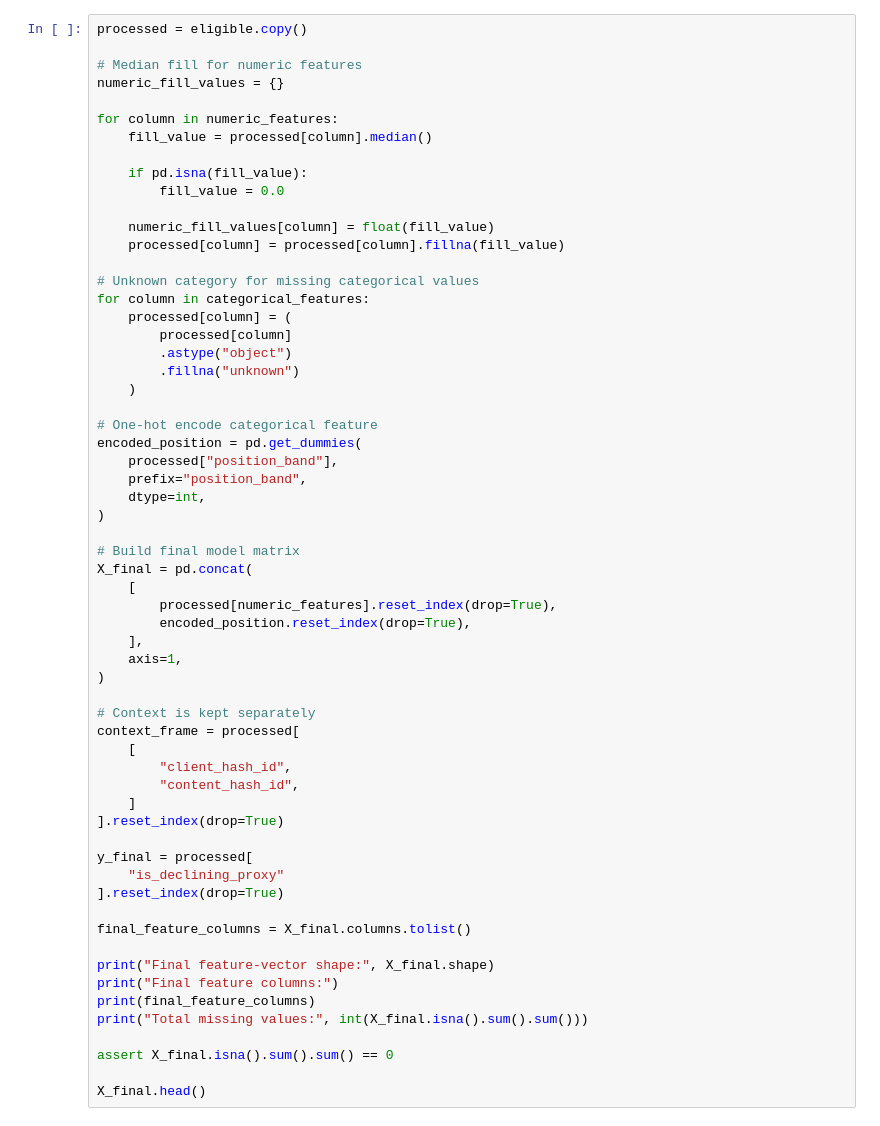
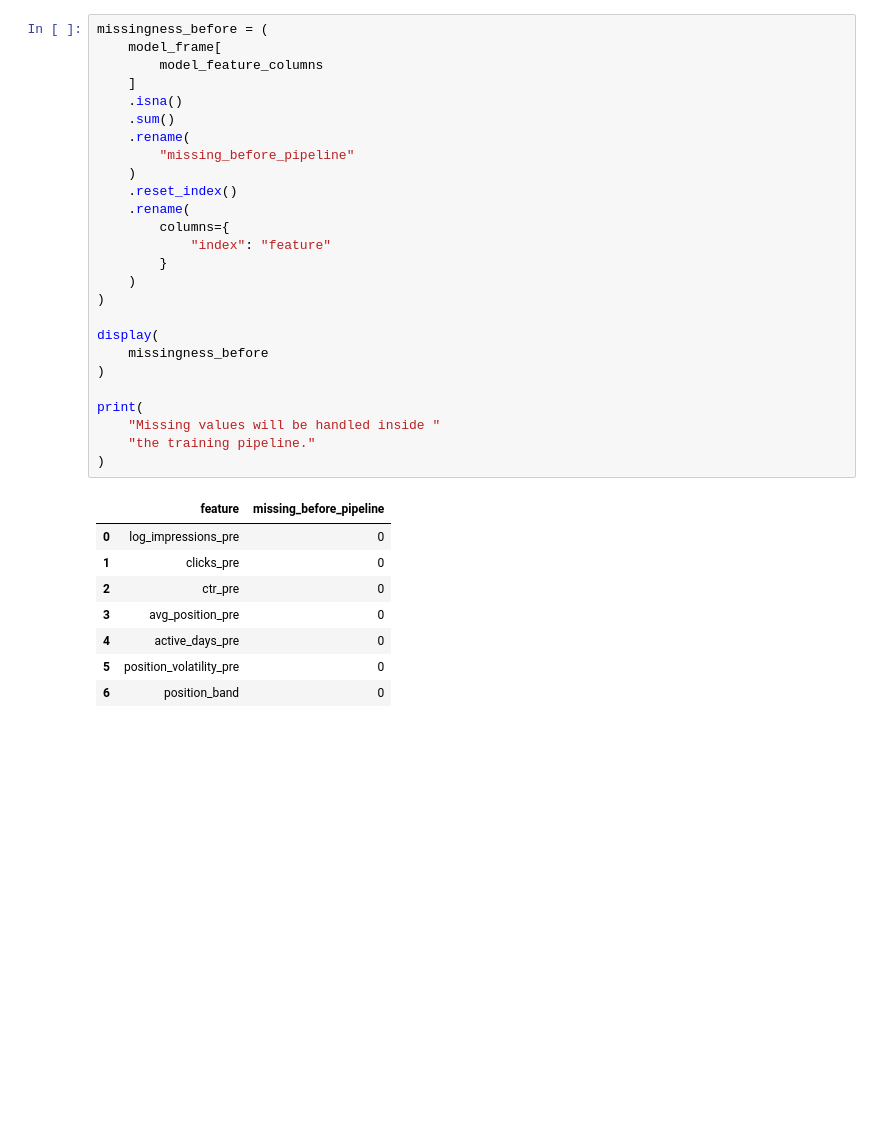
Before and after one commit to Zafar488/flyrank-ml-internship, a Jupyter notebook: work/notebooks/w03_feature_leakage_check.ipynb, the cells around one changed output. Cells and saved outputs as stored; diff of their text form; blank space fills up the shorter version.

```diff
--- a/work/notebooks/w03_feature_leakage_check.ipynb
+++ b/work/notebooks/w03_feature_leakage_check.ipynb
@@ -309,62 +691,35 @@ dtype: int64
 # %%
-processed = eligible.copy()
-
-# Median fill for numeric features
-numeric_fill_values = {}
-
-for column in numeric_features:
-    fill_value = processed[column].median()
-
-    if pd.isna(fill_value):
-        fill_value = 0.0
-
-    numeric_fill_values[column] = float(fill_value)
-    processed[column] = processed[column].fillna(fill_value)
-
-# Unknown category for missing categorical values
-for column in categorical_features:
-    processed[column] = (
-        processed[column]
-        .astype("object")
-        .fillna("unknown")
+missingness_before = (
+    model_frame[
+        model_feature_columns
+    ]
+    .isna()
+    .sum()
+    .rename(
+        "missing_before_pipeline"
     )
-
-# One-hot encode categorical feature
-encoded_position = pd.get_dummies(
-    processed["position_band"],
-    prefix="position_band",
-    dtype=int,
+    .reset_index()
+    .rename(
+        columns={
+            "index": "feature"
+        }
+    )
 )
 
-# Build final model matrix
-X_final = pd.concat(
-    [
-        processed[numeric_features].reset_index(drop=True),
-        encoded_position.reset_index(drop=True),
-    ],
-    axis=1,
+display(
+    missingness_before
 )
 
-# Context is kept separately
-context_frame = processed[
-    [
-        "client_hash_id",
-        "content_hash_id",
-    ]
-].reset_index(drop=True)
-
-y_final = processed[
-    "is_declining_proxy"
-].reset_index(drop=True)
-
-final_feature_columns = X_final.columns.tolist()
-
-print("Final feature-vector shape:", X_final.shape)
-print("Final feature columns:")
-print(final_feature_columns)
-print("Total missing values:", int(X_final.isna().sum().sum()))
-
-assert X_final.isna().sum().sum() == 0
-
-X_final.head()
+print(
+    "Missing values will be handled inside "
+    "the training pipeline."
+)
 # %% [output]
+|  | feature | missing_before_pipeline |
+| 0 | log_impressions_pre | 0 |
+| 1 | clicks_pre | 0 |
+| 2 | ctr_pre | 0 |
+| 3 | avg_position_pre | 0 |
+| 4 | active_days_pre | 0 |
+| 5 | position_volatility_pre | 0 |
+| 6 | position_band | 0 |
```
Also changed, not shown: parts of 38 cells of this notebook.
